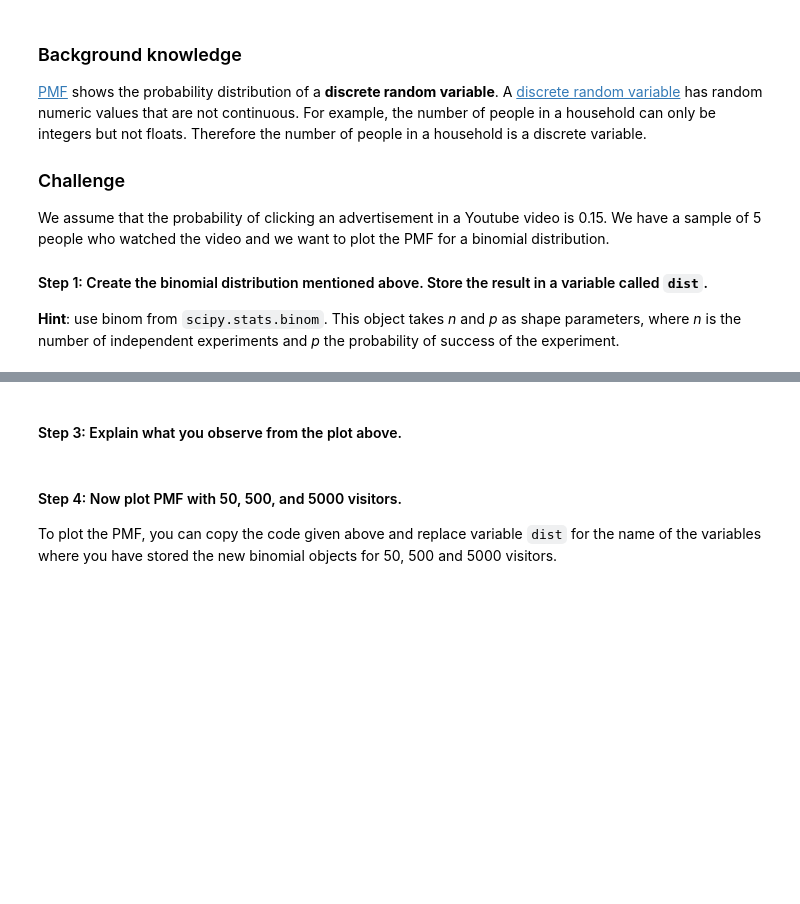
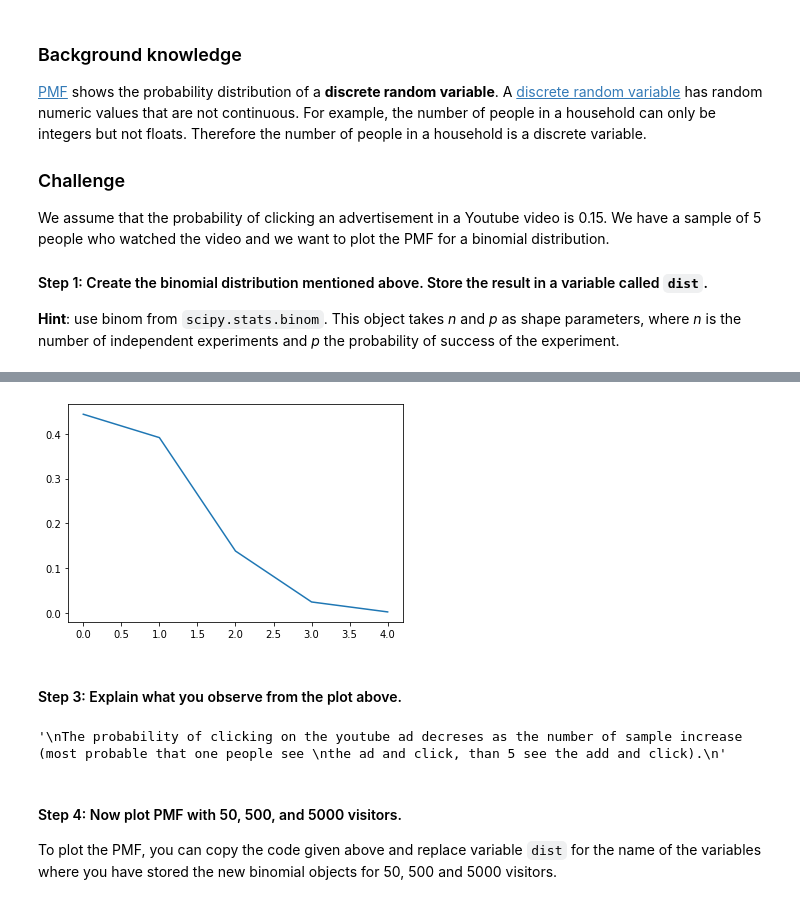
Before and after one commit to ta-data-bcn/lab-probability-dist, a Jupyter notebook: your-code/main.ipynb, the cells around one changed output, grey strips where cells are left out. Saved outputs shown, nothing was run; the diff lists cells and outputs as text; code cells hidden in the pictures; blank space fills up the shorter version.

```diff
--- a/your-code/main.ipynb
+++ b/your-code/main.ipynb
@@ -131,3 +80,8 @@ We assume that the probability of clicking an advertisement in a Youtube video i
+# %%
+n  = 5
+p = 0.15
+
+dist = binom(n, p)
 # %% [markdown]
 #### Step 2: Plot the PMF of the distribution.
 To do it, run the code in the cell below.
@@ -138,11 +92,10 @@ To do it, run the code in the cell below.
 # %%
 # run this code
 x = range(n)
-
-fig, ax = plt.subplots(1, 1)
-
 plt.plot(x, dist.pmf(x))
 
 plt.show()
+# %% [output]
+[figure, added]
 # %% [markdown]
 #### Step 3: Explain what you observe from the plot above.
@@ -153,3 +102,10 @@ your comments here
+# %%
+"""
+The probability of clicking on the youtube ad decreses as the number of sample increase (most probable that one people see
+the ad and click, than 5 see the add and click).
+"""
+# %% [output]
+'\nThe probability of clicking on the youtube ad decreses as the number of sample increase (most probable that one people see \nthe ad and click, than 5 see the add and click).\n'
 # %% [markdown]
 #### Step 4: Now plot PMF with 50, 500, and 5000 visitors.
 To plot the PMF, you can copy the code given above and replace variable `dist` for the name of the variables where you have stored the new binomial objects for 50, 500 and 5000 visitors.
```
Also changed, not shown: parts of 48 cells of this notebook.
